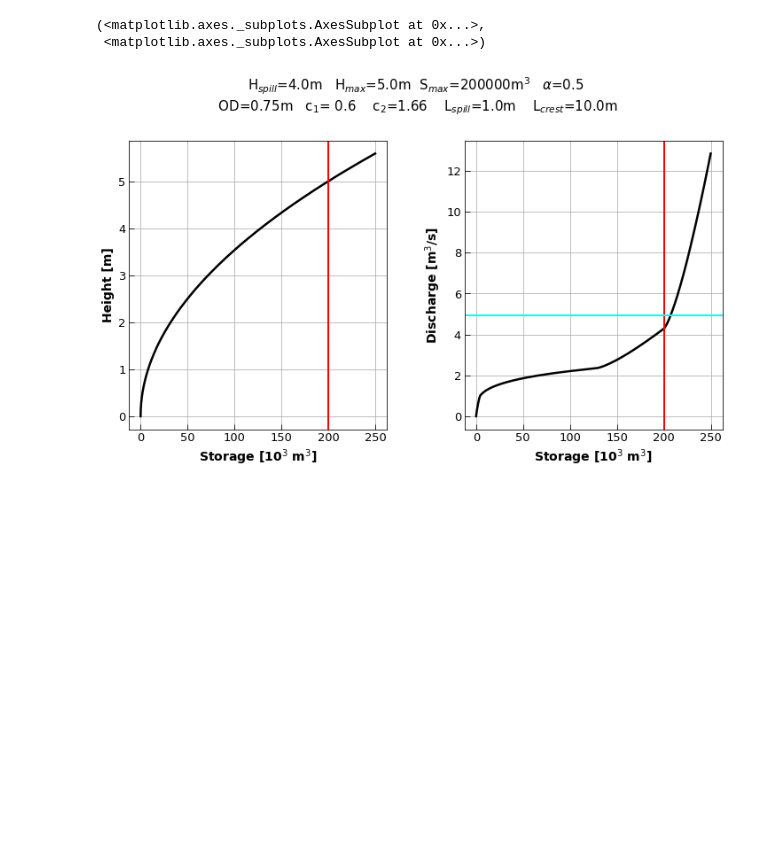
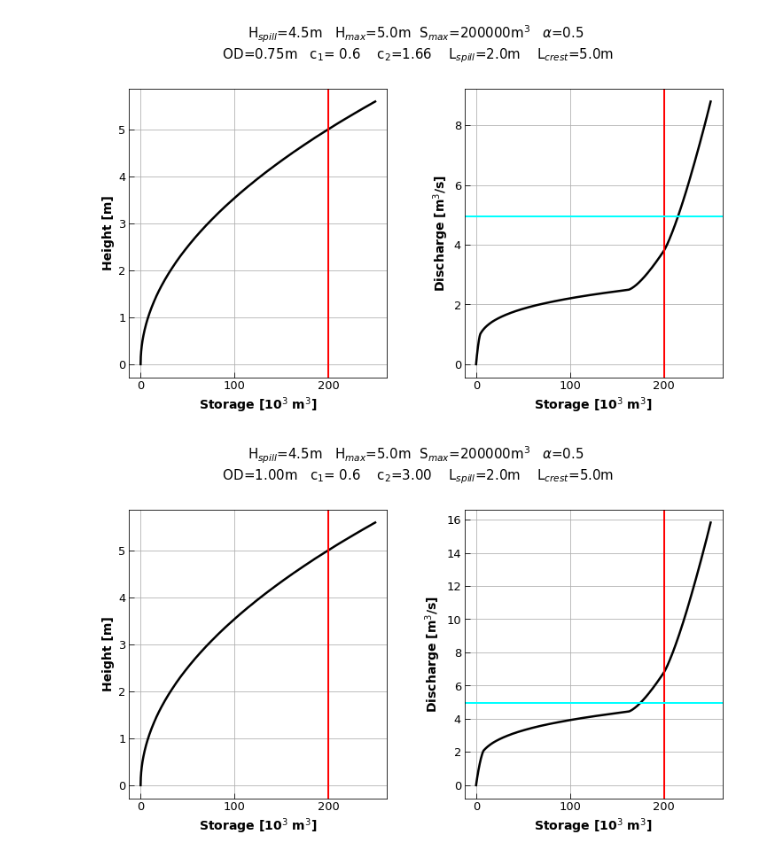
Before and after one commit to gurbuzf/DamStudy, a Jupyter notebook: dam_operation/QSv_dams.ipynb, the cells around one changed output. Drawn from its saved outputs; the diff is of its cells as text; code cells hidden in the pictures; blank space fills up the shorter version.

```diff
--- a/dam_operation/QSv_dams.ipynb
+++ b/dam_operation/QSv_dams.ipynb
@@ -43,10 +43,11 @@ def plot_QSv(h_spill, h_max, s_max, alpha, diameter,c1, c2, L_spill, L_crest, st
     if save is not None:
         fig.savefig(save + '.png', bbox_inches = 'tight', pad_inches = 0.5)
     return ax1, ax2
-# %%
-plot_QSv(4, 5, 200000, 0.5, 0.75, 0.6, 1.66, 1, 10, state=1, area=2.25)#, save='../../Supp_DamStudy/QvS_h4_5_O75_1_10')
-# %% [output]
-(<matplotlib.axes._subplots.AxesSubplot at 0x...>,
- <matplotlib.axes._subplots.AxesSubplot at 0x...>)
-[figure, removed]
+# %%
+### USE this for order three
+ax1, ax2 = plot_QSv(4.5, 5, 200000, 0.5, 0.75, 0.6, 1.66, 2, 5, state=1, area=2.25) #old setup
+ax1, ax2 = plot_QSv(4.5, 5, 200000, 0.5, 1.0, 0.6, 3.0, 2, 5, state=1, area=2.25) #new setup
+# %% [output]
+[figure, added]
+[figure, added]
 # %%
```
Also changed, not shown: parts of 6 cells of this notebook, 7 other files.
